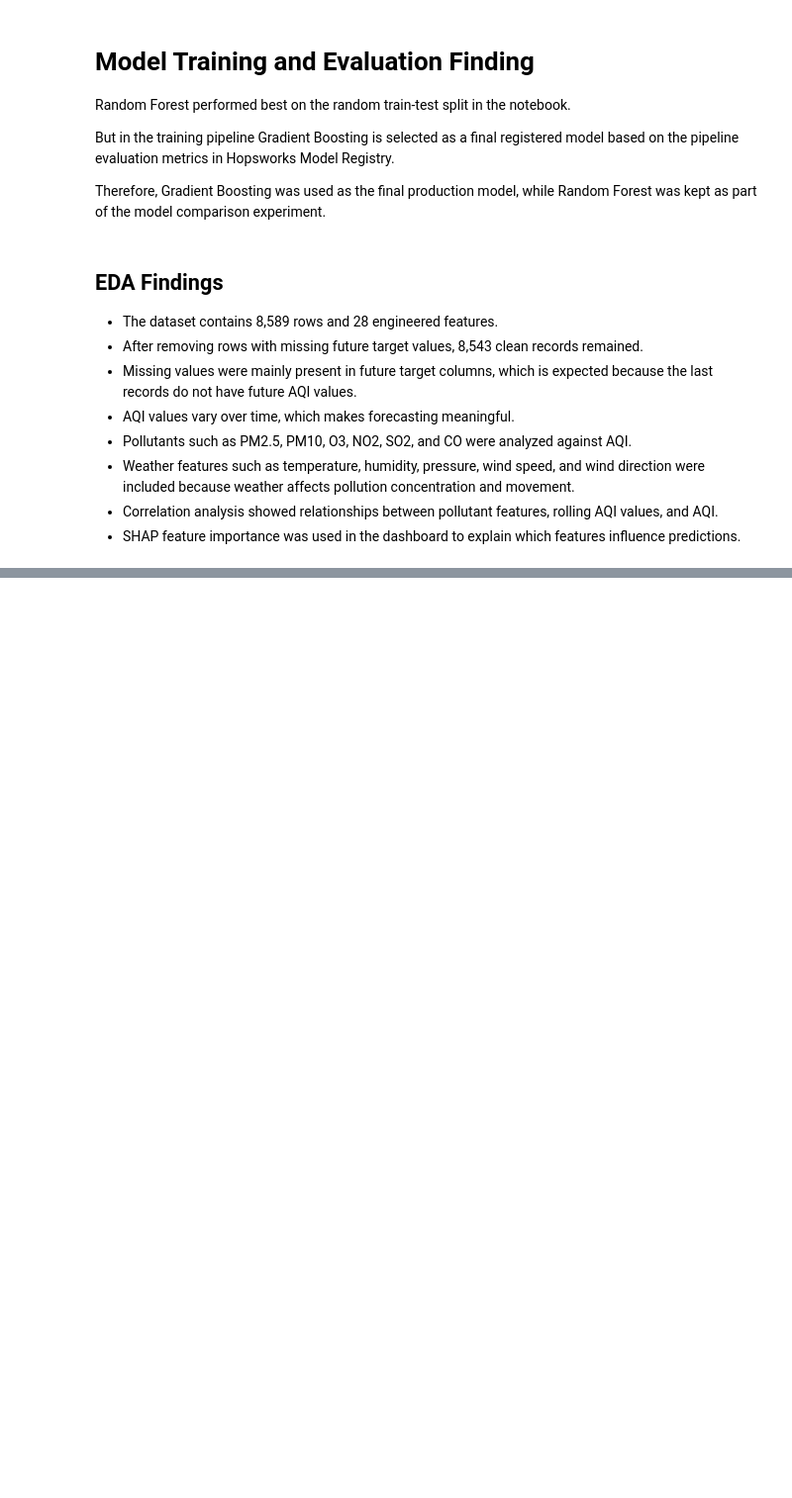
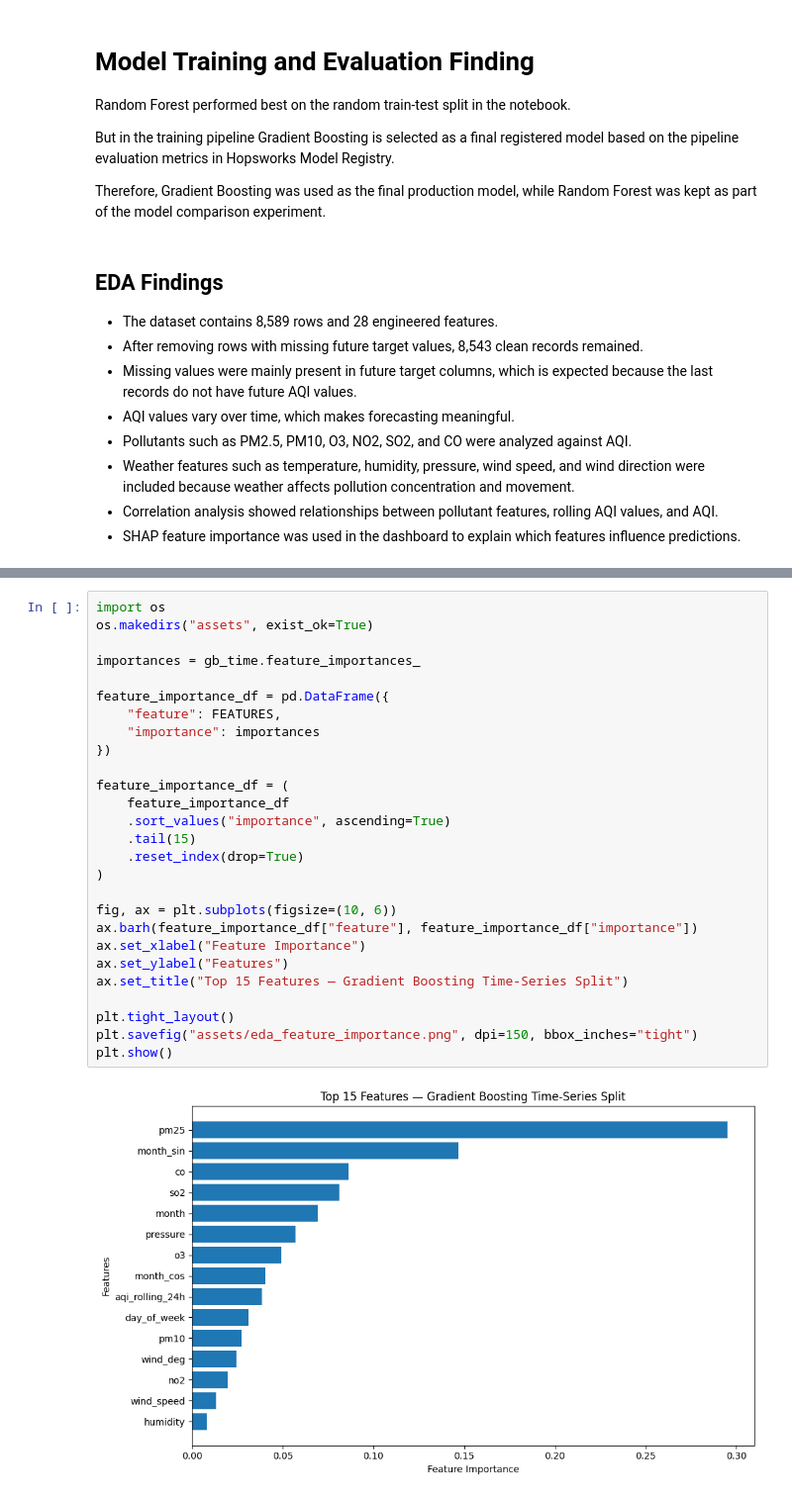
Before and after one commit to maham03nad/pearls-aqi-predictor, a Jupyter notebook: eda.ipynb, the cells around one changed output, grey strips where cells are left out. Shown at 99% size. Drawn from its saved outputs; the diff is of its cells as text; blank space fills up the shorter version.

```diff
--- a/eda.ipynb
+++ b/eda.ipynb
@@ -566,0 +669,29 @@ Therefore, Gradient Boosting was used as the final production model, while Rando
+# %%
+import os
+os.makedirs("assets", exist_ok=True)
+
+importances = gb_time.feature_importances_
+
+feature_importance_df = pd.DataFrame({
+    "feature": FEATURES,
+    "importance": importances
+})
+
+feature_importance_df = (
+    feature_importance_df
+    .sort_values("importance", ascending=True)
+    .tail(15)
+    .reset_index(drop=True)
+)
+
+fig, ax = plt.subplots(figsize=(10, 6))
+ax.barh(feature_importance_df["feature"], feature_importance_df["importance"])
+ax.set_xlabel("Feature Importance")
+ax.set_ylabel("Features")
+ax.set_title("Top 15 Features — Gradient Boosting Time-Series Split")
+
+plt.tight_layout()
+plt.savefig("assets/eda_feature_importance.png", dpi=150, bbox_inches="tight")
+plt.show()
+# %% [output]
+[figure, added]
```
Also changed, not shown: parts of 29 cells of this notebook, 1 other file.
